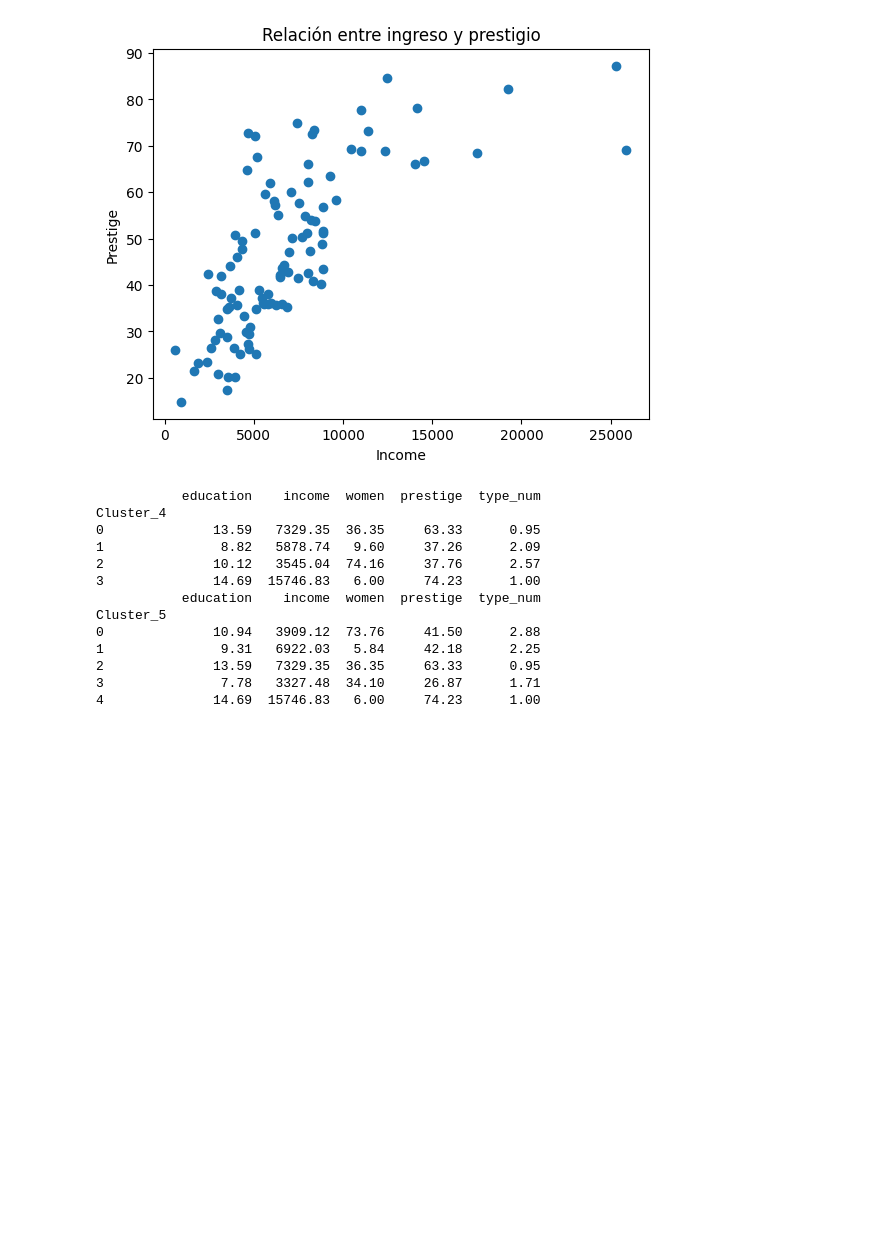
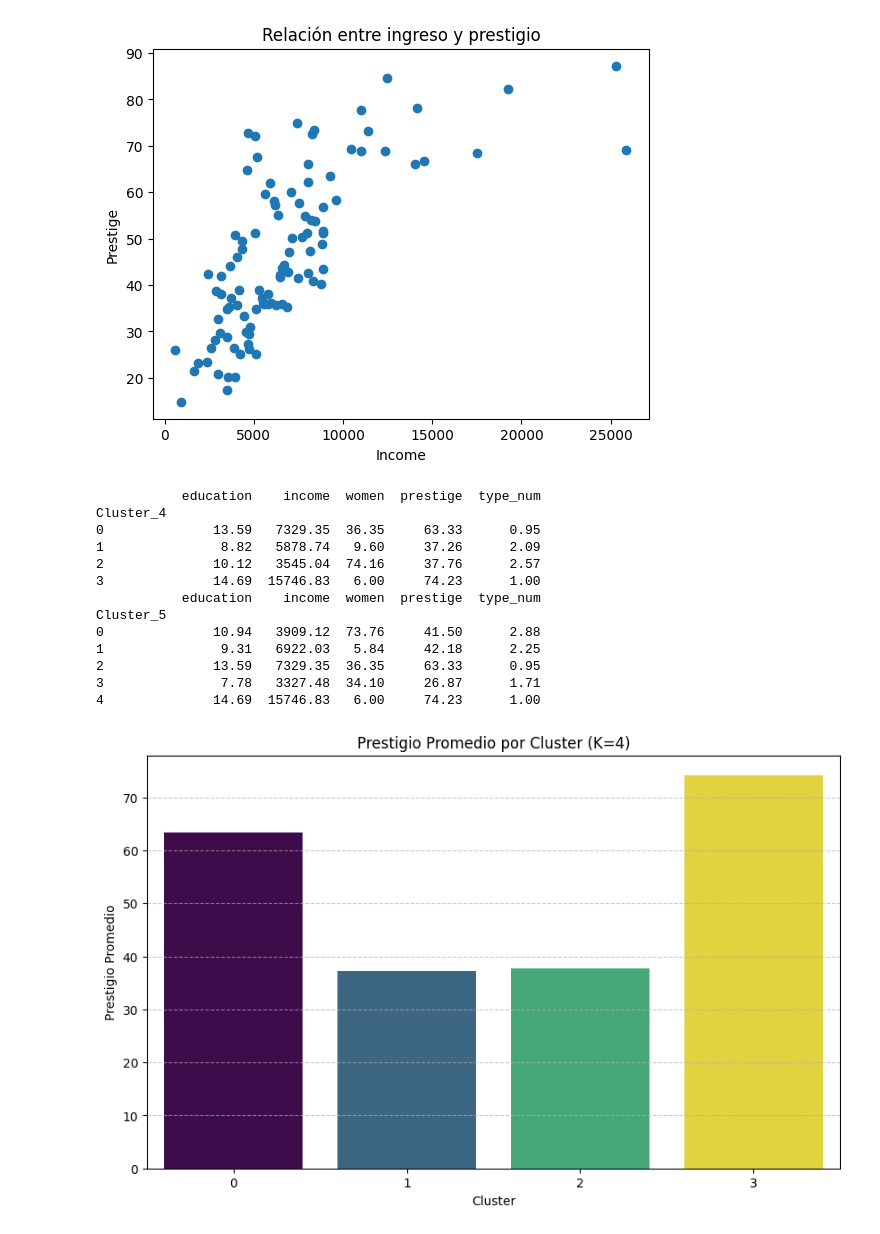
Before and after one commit to JoelRomero123/datamining, a Jupyter notebook: ARCHIVOS/Prestige.ipynb, the cells around one changed output. Saved outputs shown, nothing was run; the diff lists cells and outputs as text; code cells hidden in the pictures; blank space fills up the shorter version.

```diff
--- a/ARCHIVOS/Prestige.ipynb
+++ b/ARCHIVOS/Prestige.ipynb
@@ -8,6 +8,12 @@ from itertools import combinations
 
 url="https://raw.githubusercontent.com/JoelRomero123/datamining/refs/heads/main/ARCHIVOS/Prestige_modificado.csv"
 df=pd.read_csv(url, sep=';')
+
+# Convertir columnas a tipo numérico, forzando errores a NaN si es necesario
+numeric_cols = ['education', 'income', 'women', 'prestige', 'census', 'type_num']
+for col in numeric_cols:
+    df[col] = pd.to_numeric(df[col], errors='coerce')
+
 df.head()
 # %% [output]
 |  | occupation | education | income | women | prestige | census | type_num |
@@ -121,3 +128,20 @@ Cluster_5
 2              13.59   7329.35  36.35     63.33      0.95
 3               7.78   3327.48  34.10     26.87      1.71
 4              14.69  15746.83   6.00     74.23      1.00
+# %%
+import matplotlib.pyplot as plt
+import seaborn as sns
+
+# Prestigio promedio por Cluster_4
+prestige_por_cluster_4 = df.groupby('Cluster_4')['prestige'].mean().reset_index()
+
+plt.figure(figsize=(10, 6))
+sns.barplot(x='Cluster_4', y='prestige', data=prestige_por_cluster_4, palette='viridis', hue='Cluster_4', legend=False)
+plt.title('Prestigio Promedio por Cluster (K=4)')
+plt.xlabel('Cluster')
+plt.ylabel('Prestigio Promedio')
+plt.xticks(rotation=0)
+plt.grid(axis='y', linestyle='--', alpha=0.7)
+plt.show()
+# %% [output]
+[figure, added]
```
Also changed, not shown: parts of 12 cells of this notebook.
